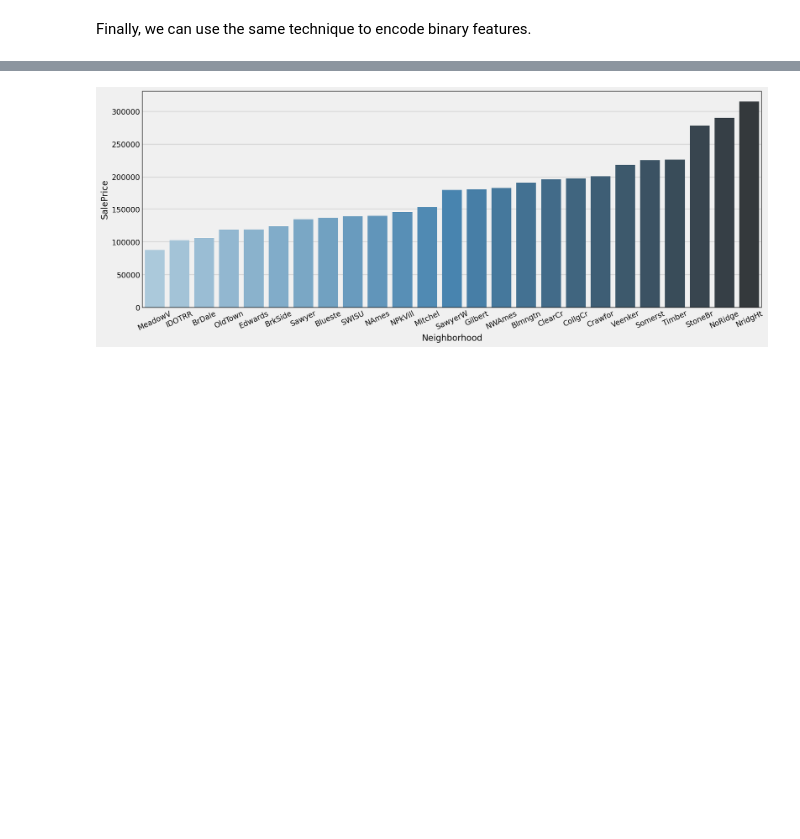
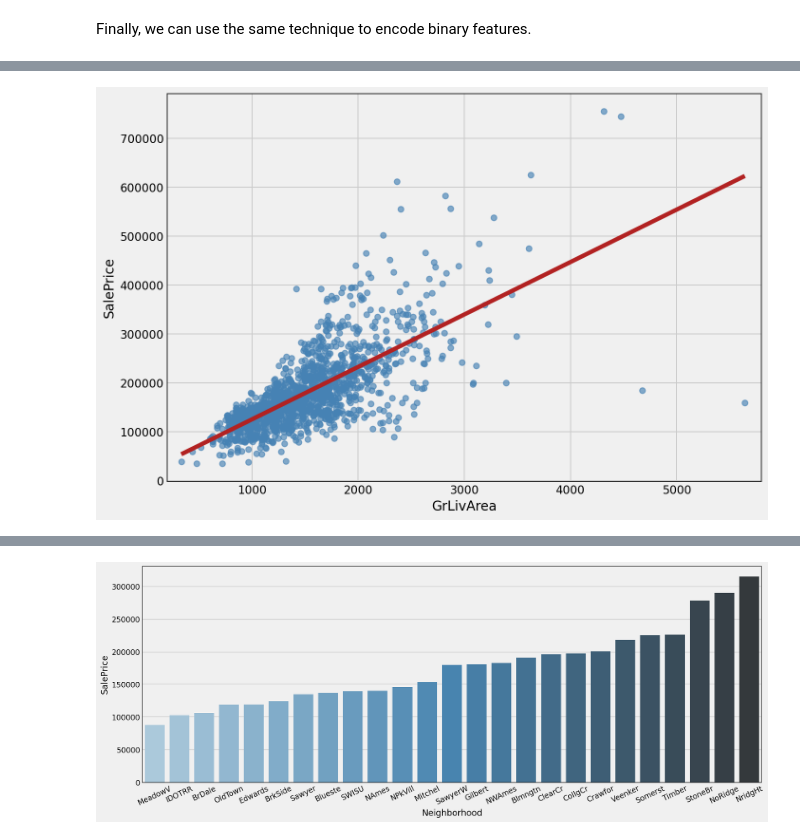
Before and after one commit to KOrfanakis/Housing_Prices_Regression, a Jupyter notebook: 02-Preprocessing_and_Predictions.ipynb, the cells around one changed output, grey strips where cells are left out. Cells and saved outputs as stored; diff of their text form; code cells hidden in the pictures; blank space fills up the shorter version.

```diff
--- a/02-Preprocessing_and_Predictions.ipynb
+++ b/02-Preprocessing_and_Predictions.ipynb
@@ -219,0 +225,15 @@ all_data['Street'] = all_data['Street'].map({'Grvl': 0, 'Pave': 1})
+# %%
+fig, ax = plt.subplots(figsize=(10, 7))
+
+sns.regplot(x='GrLivArea',
+            y='SalePrice',
+            data=train_df,
+            ci=None,
+            color='steelblue',
+            scatter_kws={'alpha': 0.65},
+            line_kws={'color': 'firebrick'},
+            ax=ax)
+
+ax.set_xlim([200, 5800]);
+# %% [output]
+[figure, added]
```
Also changed, not shown: parts of 41 cells of this notebook.
